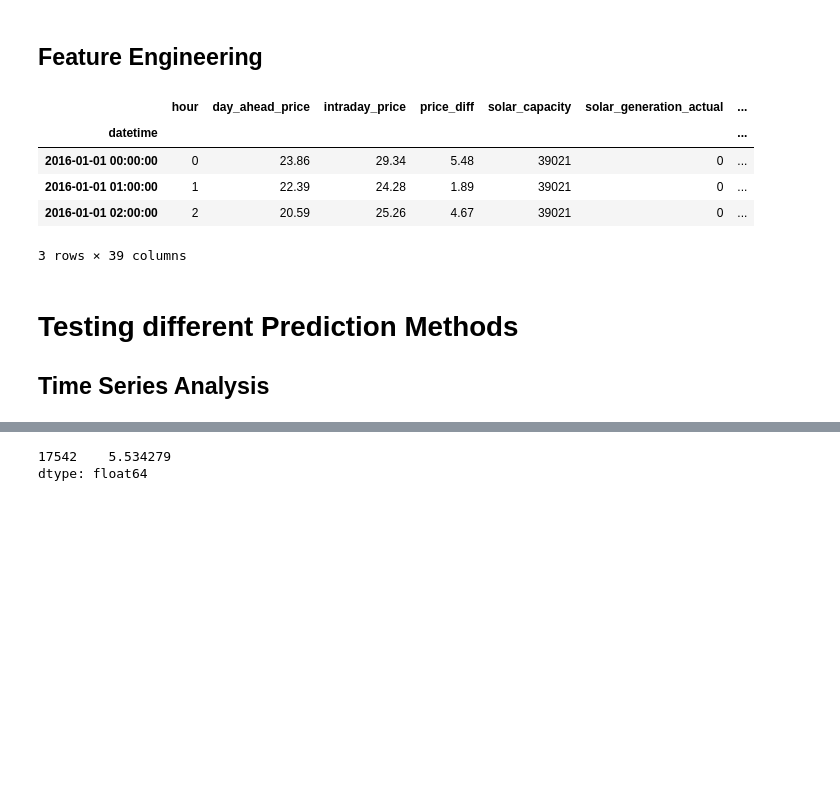
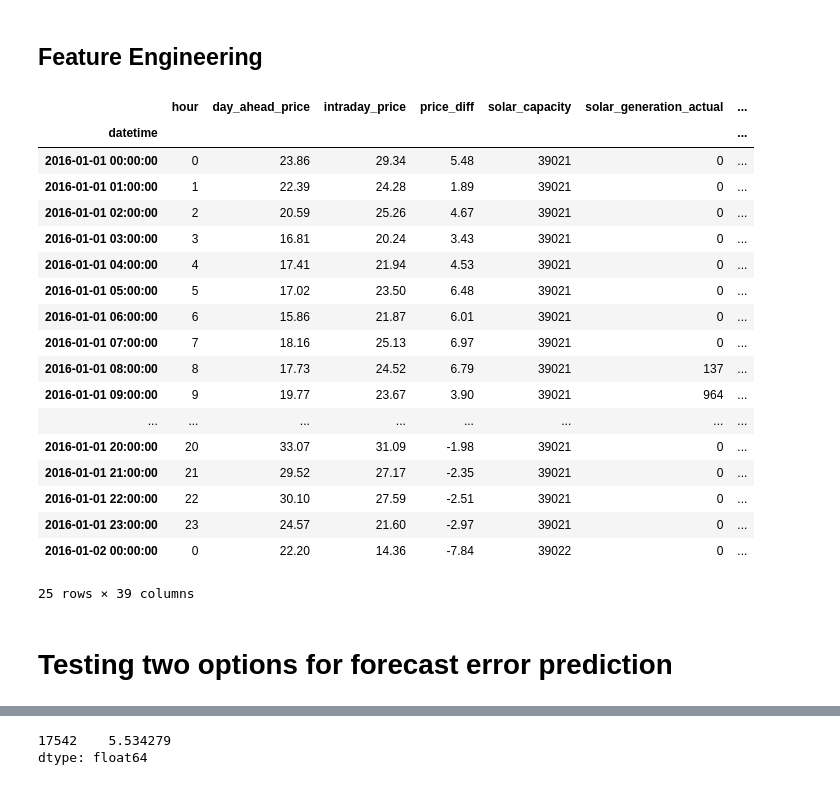
Before and after one commit to mauricepohl/pandas, a Jupyter notebook: 03_modeling/Estimating_forecast_error_Jan.ipynb, the cells around one changed output, grey strips where cells are left out. Cells and saved outputs as stored; diff of their text form; code cells hidden in the pictures; blank space fills up the shorter version.

```diff
--- a/03_modeling/Estimating_forecast_error_Jan.ipynb
+++ b/03_modeling/Estimating_forecast_error_Jan.ipynb
@@ -25,7 +28,7 @@ from sklearn.pipeline import make_pipeline
 
 from IPython.display import Image
 # %%
-df = pd.read_csv("data_with_calc_fields.csv", sep=';', decimal=",")
+df = pd.read_csv("../00_data/data_with_calc_fields.csv", sep=';', decimal=",")
 df["datetime"] = pd.to_datetime(df["datetime"])
 df = df.set_index('datetime')
 df = df.drop("date", axis=1)
@@ -42,22 +45,33 @@ for i in range (24):
     df.loc[df.index.hour == i,"hourly_moving_avg_7"] = df.loc[df.index.hour == i,"solar_generation_actual"].rolling(7,  min_periods=1).mean()
 
 # Add columns with forecast errors shiftet by one hour
-df["solar_forecast_error_shifted"] = df.solar_forecast_error.shift(1)
-df.loc["2016-01-01 00:00:00","solar_forecast_error_shifted"] = 0 # to avoid NaN value
-df["wind_forecast_error_shifted"] = df.wind_forecast_error.shift(1)
-df.loc["2016-01-01 00:00:00","wind_forecast_error_shifted"] = 0 # to avoid NaN value
-df["price_difference_shifted"] = df.price_diff.shift(1)
-df.loc["2016-01-01 00:00:00","price_difference_shifted"] = 0 # to avoid NaN value
+df["solar_forecast_error_shifted"] = df.solar_forecast_error.shift(24)
+df.loc["2016-01-01 00:00:00":"2016-01-01 23:00:00","solar_forecast_error_shifted"] = 0 # to avoid NaN value
+df["wind_forecast_error_shifted"] = df.wind_forecast_error.shift(24)
+df.loc["2016-01-01 00:00:00":"2016-01-01 23:00:00","wind_forecast_error_shifted"] = 0 # to avoid NaN value
+df["price_difference_shifted"] = df.price_diff.shift(24)
+df.loc["2016-01-01 00:00:00":"2016-01-01 23:00:00","price_difference_shifted"] = 0 # to avoid NaN value
 # %%
-df.head(3)
+df.head(25)
 # %% [output]
 |  | hour | day_ahead_price | intraday_price | price_diff | solar_capacity | solar_generation_actual | ... |
 | datetime |  |  |  |  |  |  | ... |
 | 2016-01-01 00:00:00 | 0 | 23.86 | 29.34 | 5.48 | 39021 | 0 | ... |
 | 2016-01-01 01:00:00 | 1 | 22.39 | 24.28 | 1.89 | 39021 | 0 | ... |
 | 2016-01-01 02:00:00 | 2 | 20.59 | 25.26 | 4.67 | 39021 | 0 | ... |
+| 2016-01-01 03:00:00 | 3 | 16.81 | 20.24 | 3.43 | 39021 | 0 | ... |
+| 2016-01-01 04:00:00 | 4 | 17.41 | 21.94 | 4.53 | 39021 | 0 | ... |
+| 2016-01-01 05:00:00 | 5 | 17.02 | 23.50 | 6.48 | 39021 | 0 | ... |
+| 2016-01-01 06:00:00 | 6 | 15.86 | 21.87 | 6.01 | 39021 | 0 | ... |
+| 2016-01-01 07:00:00 | 7 | 18.16 | 25.13 | 6.97 | 39021 | 0 | ... |
+| 2016-01-01 08:00:00 | 8 | 17.73 | 24.52 | 6.79 | 39021 | 137 | ... |
+| 2016-01-01 09:00:00 | 9 | 19.77 | 23.67 | 3.90 | 39021 | 964 | ... |
+| ... | ... | ... | ... | ... | ... | ... | ... |
+| 2016-01-01 20:00:00 | 20 | 33.07 | 31.09 | -1.98 | 39021 | 0 | ... |
+| 2016-01-01 21:00:00 | 21 | 29.52 | 27.17 | -2.35 | 39021 | 0 | ... |
+| 2016-01-01 22:00:00 | 22 | 30.10 | 27.59 | -2.51 | 39021 | 0 | ... |
+| 2016-01-01 23:00:00 | 23 | 24.57 | 21.60 | -2.97 | 39021 | 0 | ... |
+| 2016-01-02 00:00:00 | 0 | 22.20 | 14.36 | -7.84 | 39022 | 0 | ... |
-3 rows × 39 columns
+25 rows × 39 columns
-# %% [markdown]
-# Testing different Prediction Methods
-
-## Time Series Analysis
+# %% [markdown]
+# Testing two options for forecast error prediction
```
Also changed, not shown: parts of 38 cells of this notebook.
